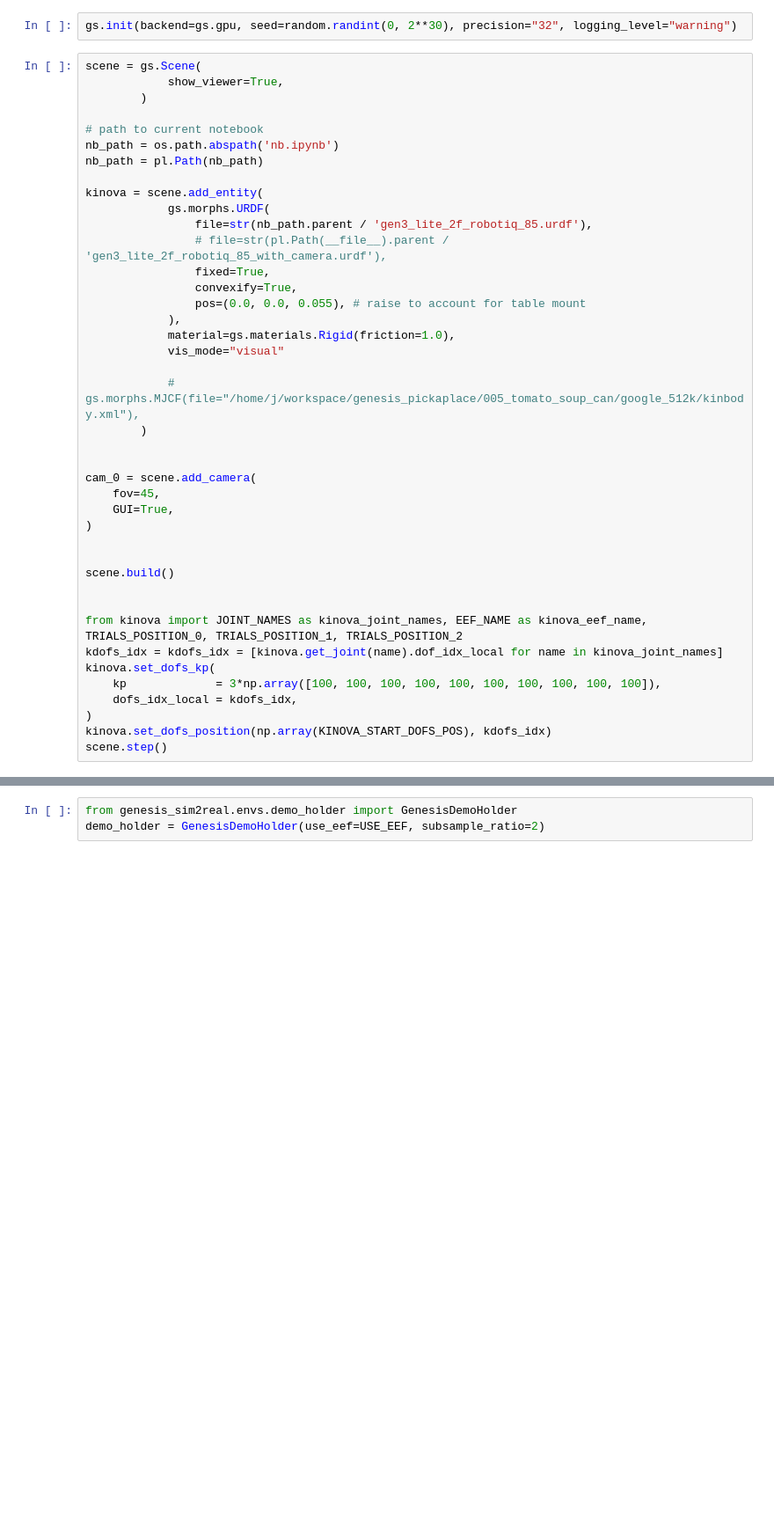
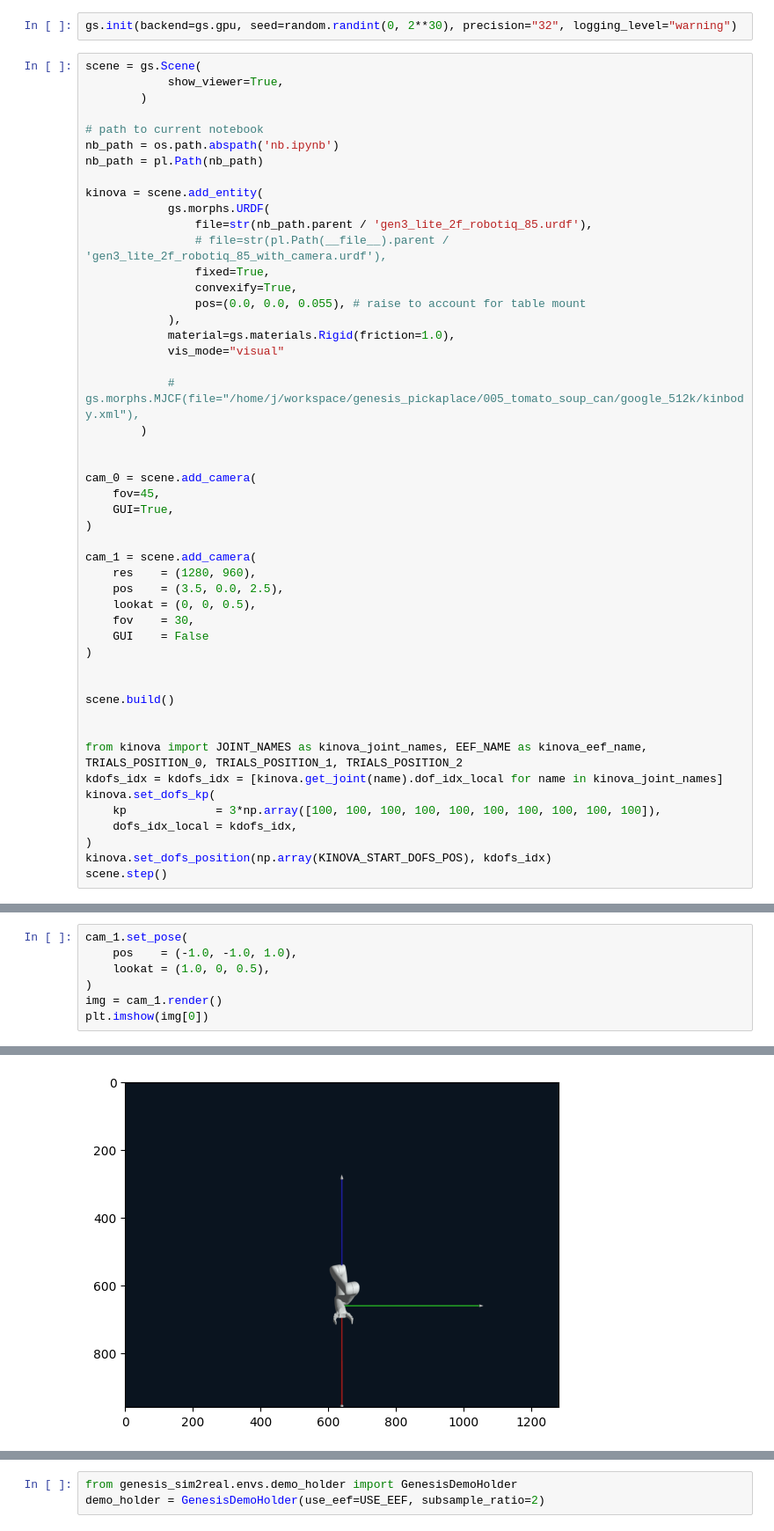
Before and after one commit to AABL-Lab/genesis_sim2real, a Jupyter notebook: genesis_sim2real/envs/nb.ipynb, the cells around one changed output, grey strips where cells are left out. Shown: that part at 88% size. Cells and saved outputs as stored; diff of their text form; blank space fills up the shorter version.

```diff
--- a/genesis_sim2real/envs/nb.ipynb
+++ b/genesis_sim2real/envs/nb.ipynb
@@ -48,6 +50,14 @@ cam_0 = scene.add_camera(
     GUI=True,
 )
 
+cam_1 = scene.add_camera(
+    res    = (1280, 960),
+    pos    = (3.5, 0.0, 2.5),
+    lookat = (0, 0, 0.5),
+    fov    = 30,
+    GUI    = False
+)
+
 
 scene.build()
 
@@ -62,0 +78,8 @@ scene.step()
+# %%
+cam_1.set_pose(
+    pos    = (-1.0, -1.0, 1.0),
+    lookat = (1.0, 0, 0.5),
+)
+img = cam_1.render()
+plt.imshow(img[0])
+# %% [output]
@@ -63,3 +87,4 @@ scene.step()
+[figure, added]
 # %%
 FINGERTIP_POS = -0.9
 KINOVA_START_DOFS_POS = [0.3268500269015339, -1.4471734542578538, 2.3453266624159497, -1.3502152158191212, 2.209384006676201, -1.5125125137062945, -1, 1, FINGERTIP_POS, FINGERTIP_POS]
```
Also changed, not shown: parts of 3 cells of this notebook, 2 other files.
